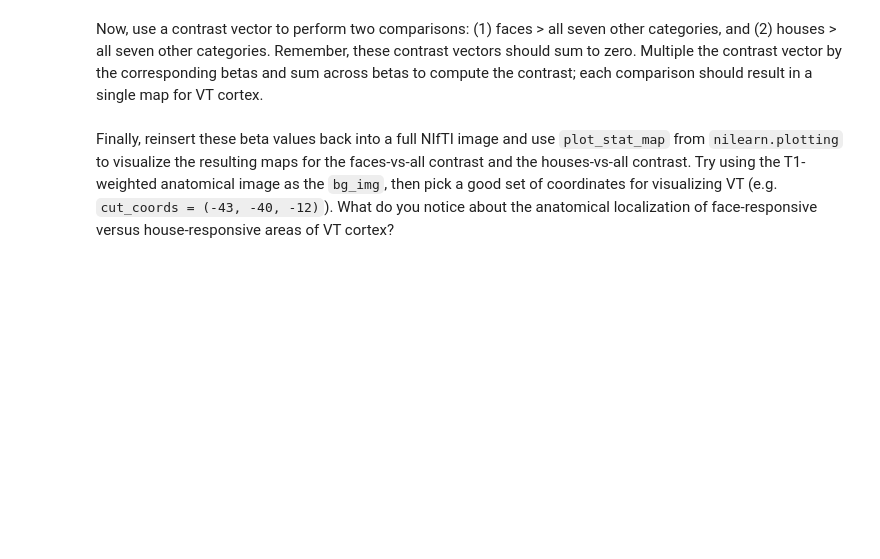
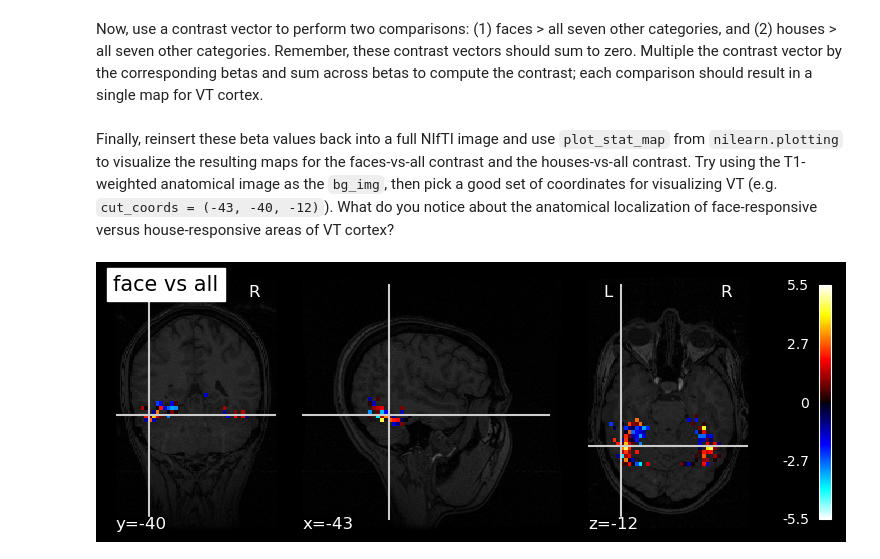
Before and after one commit to iwahle/neu502b-lab, a Jupyter notebook: homework/homework-1.ipynb, the cells around one changed output. Cells and saved outputs as stored; diff of their text form; code cells hidden in the pictures; blank space fills up the shorter version.

```diff
--- a/homework/homework-1.ipynb
+++ b/homework/homework-1.ipynb
@@ -320,5 +325,7 @@ Now that we have a set of regressors (i.e. predictors) capturing the object cate
 Stack these polynomial detrending variables alongside the eight category regressors in your design matrix `X`. Keep track of which columns correspond to variables of interest and which correspond to confound variables.
 # %%
 # Stack detrending variables alongside category regressors:
+X = np.column_stack([convolved_regressors_all, polys])
+X_labels = categories + [f'poly {n}' for n in range(degree)]
 # %% [markdown]
 Next, we need to make sure that our fMRI data are prepared. For the sake of computational efficiency, we'll focus on the voxels in VT cortex, rather than running a whole-brain analysis across all voxels. Use the functional data extracted from VT cortex from Part 1. Split the VT data into separate runs, z-score the voxelwise time series within each run, the re-stack the runs.
@@ -327,6 +332,12 @@ Next, we need to make sure that our fMRI data are prepared. For the sake of comp
+# %%
+# Z-score each run and re-stack:
+Y_z = np.zeros_like(func_masked)
+for run in range(n_runs):
+    Y_z[run_trs*run:run_trs*(run+1),:] = zscore(func_masked[run_trs*run:run_trs*(run+1),:], axis=0)
 # %% [markdown]
 Finally, we should be ready to run our regression. First, to keep things as simple as possible, we'll run the regression using `lstsq` from `np.linalg`. Use `lstsq` to compute the regression coefficients (i.e. "beta values") for the eight category regressors.
 # %%
 # Use least-squares to compute betas:
+betas = np.linalg.lstsq(X, Y_z, rcond=None)[0]
 # %% [markdown]
 Now, use a contrast vector to perform two comparisons: (1) faces > all seven other categories, and (2) houses > all seven other categories. Remember, these contrast vectors should sum to zero. Multiple the contrast vector by the corresponding betas and sum across betas to compute the contrast; each comparison should result in a single map for VT cortex.
@@ -337,2 +344,13 @@ Now, use a contrast vector to perform two comparisons: (1) faces > all seven oth
+# %%
+# Create contrast vectors:
+face_idx, house_idx = 0,6
+face_contrast = -1 * np.ones(len(categories))
+face_contrast[face_idx] = 7
+house_contrast = -1 * np.ones(len(categories))
+house_contrast[house_idx] = 7
+
+# Apply contrast vectors to betas:
+face_betas = betas[:8].T @ face_contrast
+house_betas = betas[:8].T @ house_contrast
 # %% [markdown]
 Finally, reinsert these beta values back into a full NIfTI image and use `plot_stat_map` from `nilearn.plotting` to visualize the resulting maps for the faces-vs-all contrast and the houses-vs-all contrast. Try using the T1-weighted anatomical image as the `bg_img`, then pick a good set of coordinates for visualizing VT (e.g. `cut_coords = (-43, -40, -12)`). What do you notice about the anatomical localization of face-responsive versus house-responsive areas of VT cortex?
@@ -345,2 +357,15 @@ from nilearn.plotting import plot_stat_map
+# %%
+# Reinsert VT face contrast map into full NIfTI image:
+face_betas_map = np.zeros(func.shape[:-1])
+face_betas_map[mask_idx] = face_betas
+affine = nib.load(haxby_dataset.mask_vt[0]).affine
+face_betas_map = nib.Nifti1Image(face_betas_map, affine)
+
+# Plot face-vs-all contrast:
+cut_coords = (-43, -40, -12)
+plot_stat_map(stat_map_img=face_betas_map, bg_img=haxby_dataset.anat[0],
+              cut_coords=cut_coords, symmetric_cbar=True, title='face vs all');
+# %% [output]
+[figure, added]
 # %%
 # Reinsert VT house contrast map into full NIfTI image:
```
Also changed, not shown: parts of 8 cells of this notebook.
